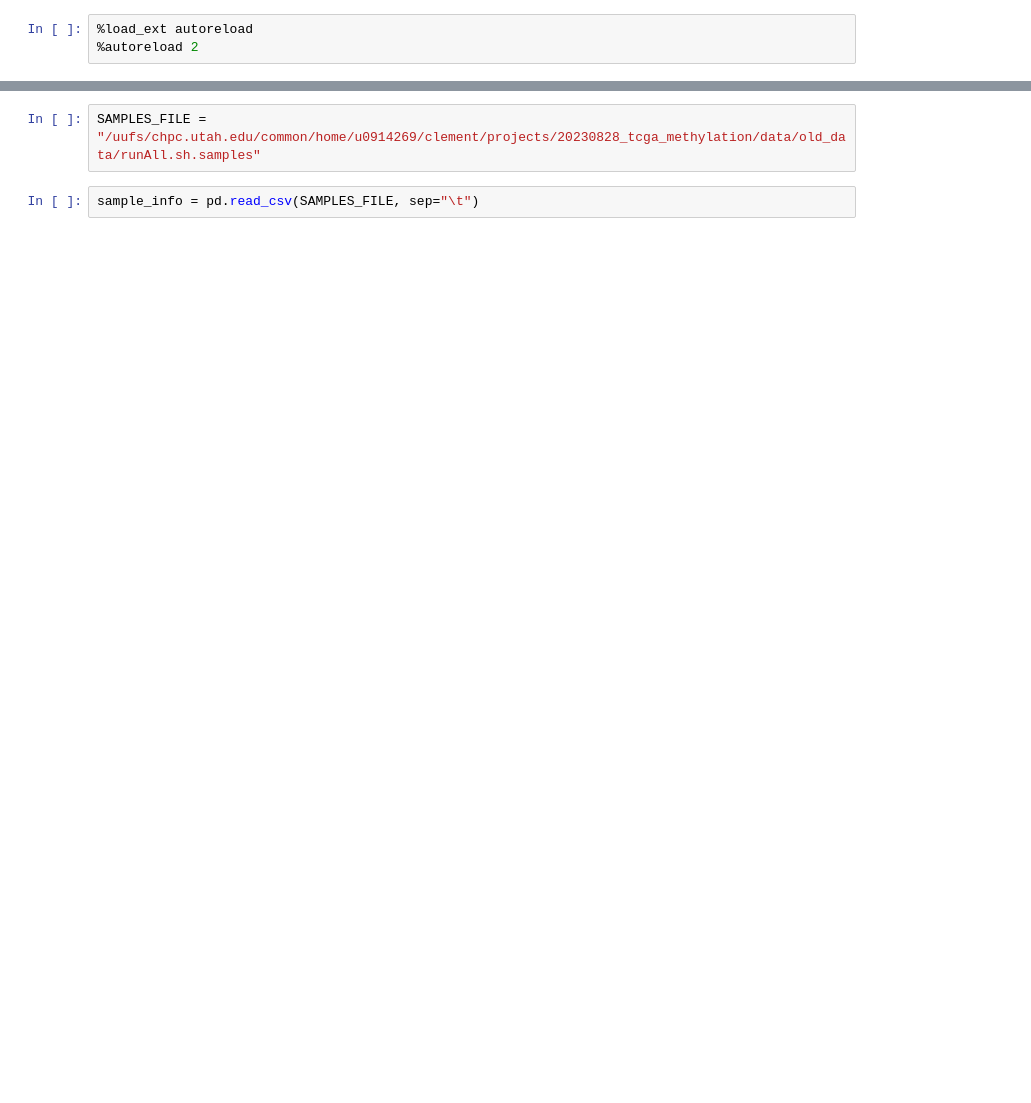
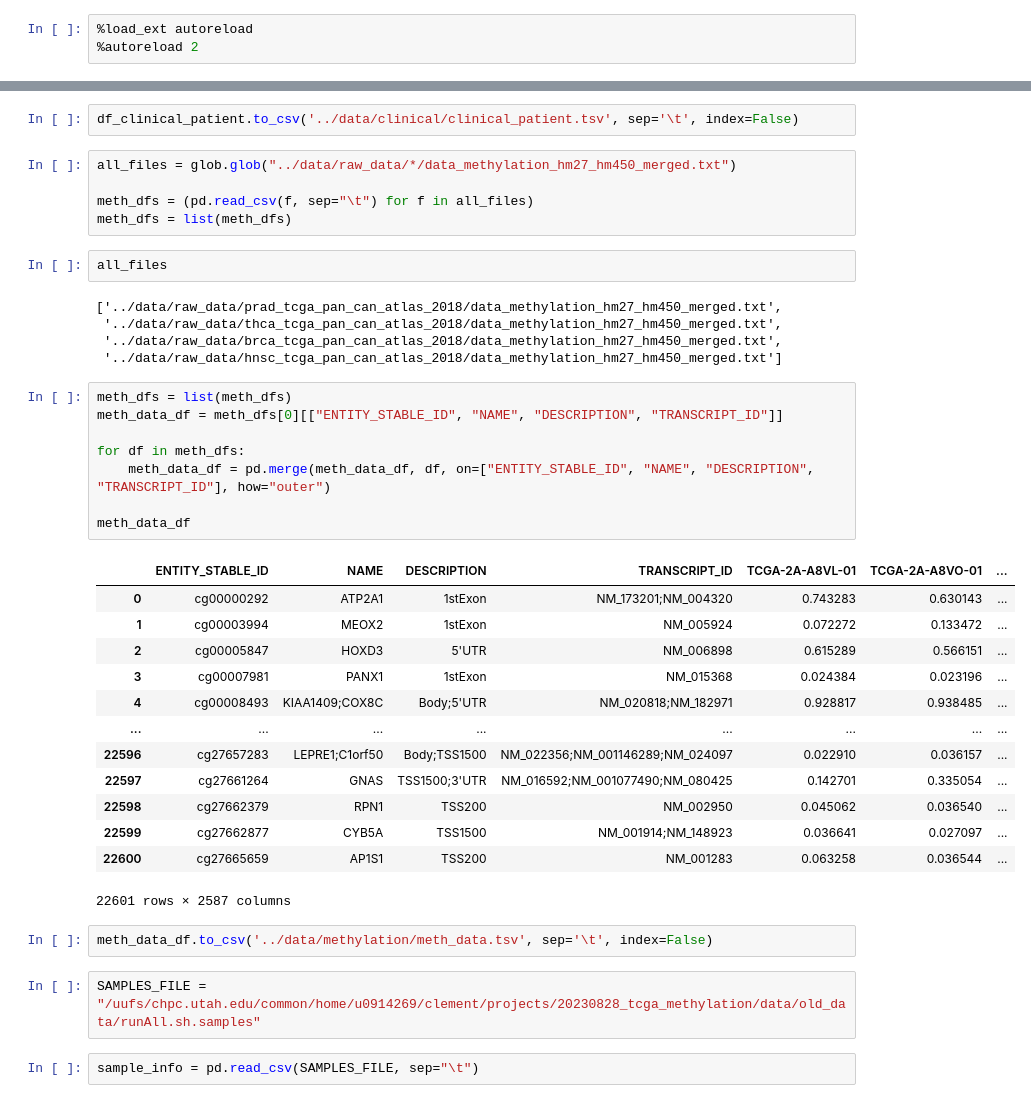
Before and after one commit to jacob-tye/20232110_TCGA_METHYLATION_CLINICAL_ML, a Jupyter notebook: analysis/00_data_prep.ipynb, the cells around one changed output, grey strips where cells are left out. Saved outputs shown, nothing was run; the diff lists cells and outputs as text; blank space fills up the shorter version.

```diff
--- a/analysis/00_data_prep.ipynb
+++ b/analysis/00_data_prep.ipynb
@@ -31,3 +41,41 @@ df_clinical_patient['PATIENT_ID'].count()
+# %%
+df_clinical_patient.to_csv('../data/clinical/clinical_patient.tsv', sep='\t', index=False)
+# %%
+all_files = glob.glob("../data/raw_data/*/data_methylation_hm27_hm450_merged.txt")
+
+meth_dfs = (pd.read_csv(f, sep="\t") for f in all_files)
+meth_dfs = list(meth_dfs)
+# %%
+all_files
+# %% [output]
+['../data/raw_data/prad_tcga_pan_can_atlas_2018/data_methylation_hm27_hm450_merged.txt',
+ '../data/raw_data/thca_tcga_pan_can_atlas_2018/data_methylation_hm27_hm450_merged.txt',
+ '../data/raw_data/brca_tcga_pan_can_atlas_2018/data_methylation_hm27_hm450_merged.txt',
+ '../data/raw_data/hnsc_tcga_pan_can_atlas_2018/data_methylation_hm27_hm450_merged.txt']
+# %%
+meth_dfs = list(meth_dfs)
+meth_data_df = meth_dfs[0][["ENTITY_STABLE_ID", "NAME", "DESCRIPTION", "TRANSCRIPT_ID"]]
+
+for df in meth_dfs:
+    meth_data_df = pd.merge(meth_data_df, df, on=["ENTITY_STABLE_ID", "NAME", "DESCRIPTION", "TRANSCRIPT_ID"], how="outer")
+
+meth_data_df
+# %% [output]
+|  | ENTITY_STABLE_ID | NAME | DESCRIPTION | TRANSCRIPT_ID | TCGA-2A-A8VL-01 | TCGA-2A-A8VO-01 | ... |
+| 0 | cg00000292 | ATP2A1 | 1stExon | NM_173201;NM_004320 | 0.743283 | 0.630143 | ... |
+| 1 | cg00003994 | MEOX2 | 1stExon | NM_005924 | 0.072272 | 0.133472 | ... |
+| 2 | cg00005847 | HOXD3 | 5'UTR | NM_006898 | 0.615289 | 0.566151 | ... |
+| 3 | cg00007981 | PANX1 | 1stExon | NM_015368 | 0.024384 | 0.023196 | ... |
+| 4 | cg00008493 | KIAA1409;COX8C | Body;5'UTR | NM_020818;NM_182971 | 0.928817 | 0.938485 | ... |
+| ... | ... | ... | ... | ... | ... | ... | ... |
+| 22596 | cg27657283 | LEPRE1;C1orf50 | Body;TSS1500 | NM_022356;NM_001146289;NM_024097 | 0.022910 | 0.036157 | ... |
+| 22597 | cg27661264 | GNAS | TSS1500;3'UTR | NM_016592;NM_001077490;NM_080425 | 0.142701 | 0.335054 | ... |
+| 22598 | cg27662379 | RPN1 | TSS200 | NM_002950 | 0.045062 | 0.036540 | ... |
+| 22599 | cg27662877 | CYB5A | TSS1500 | NM_001914;NM_148923 | 0.036641 | 0.027097 | ... |
+| 22600 | cg27665659 | AP1S1 | TSS200 | NM_001283 | 0.063258 | 0.036544 | ... |
+22601 rows × 2587 columns
+# %%
+meth_data_df.to_csv('../data/methylation/meth_data.tsv', sep='\t', index=False)
 # %%
 SAMPLES_FILE = "/uufs/chpc.utah.edu/common/home/u0914269/clement/projects/20230828_tcga_methylation/data/old_data/runAll.sh.samples"
 # %%
```
Also changed, not shown: parts of 9 cells of this notebook.
